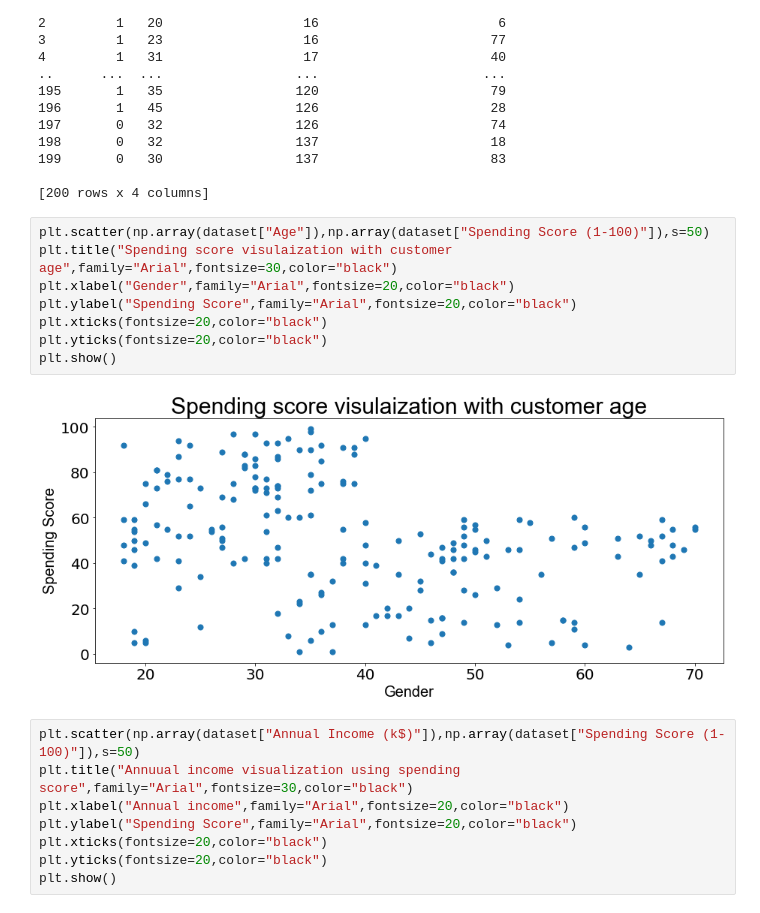
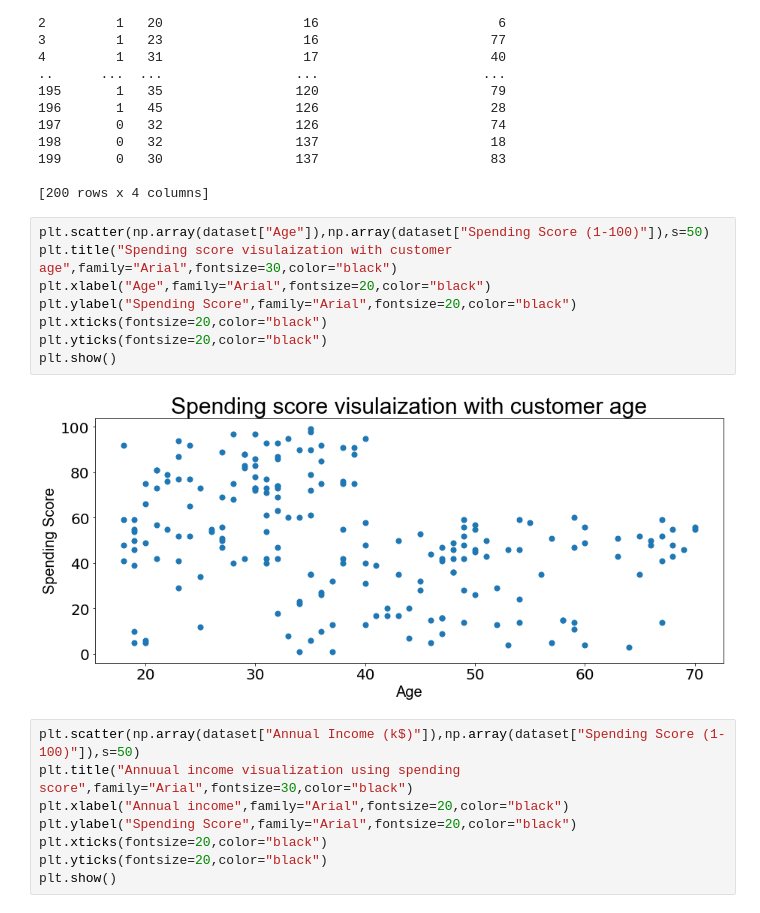
Before and after one commit to shivaayy/ML_PROJECT, a Jupyter notebook: customer_segmentation.ipynb, the cells around one changed output. Drawn from its saved outputs; the diff is of its cells as text.

```diff
--- a/customer_segmentation.ipynb
+++ b/customer_segmentation.ipynb
@@ -80,13 +80,13 @@ print(dataset)
 # %%
 plt.scatter(np.array(dataset["Age"]),np.array(dataset["Spending Score (1-100)"]),s=50)
 plt.title("Spending score visulaization with customer age",family="Arial",fontsize=30,color="black")
-plt.xlabel("Gender",family="Arial",fontsize=20,color="black")
+plt.xlabel("Age",family="Arial",fontsize=20,color="black")
 plt.ylabel("Spending Score",family="Arial",fontsize=20,color="black")
 plt.xticks(fontsize=20,color="black")
 plt.yticks(fontsize=20,color="black")
 plt.show()
 # %% [output]
-[figure, old version]
+[figure, new version]
 # %%
 plt.scatter(np.array(dataset["Annual Income (k$)"]),np.array(dataset["Spending Score (1-100)"]),s=50)
 plt.title("Annuual income visualization using spending score",family="Arial",fontsize=30,color="black")
```
